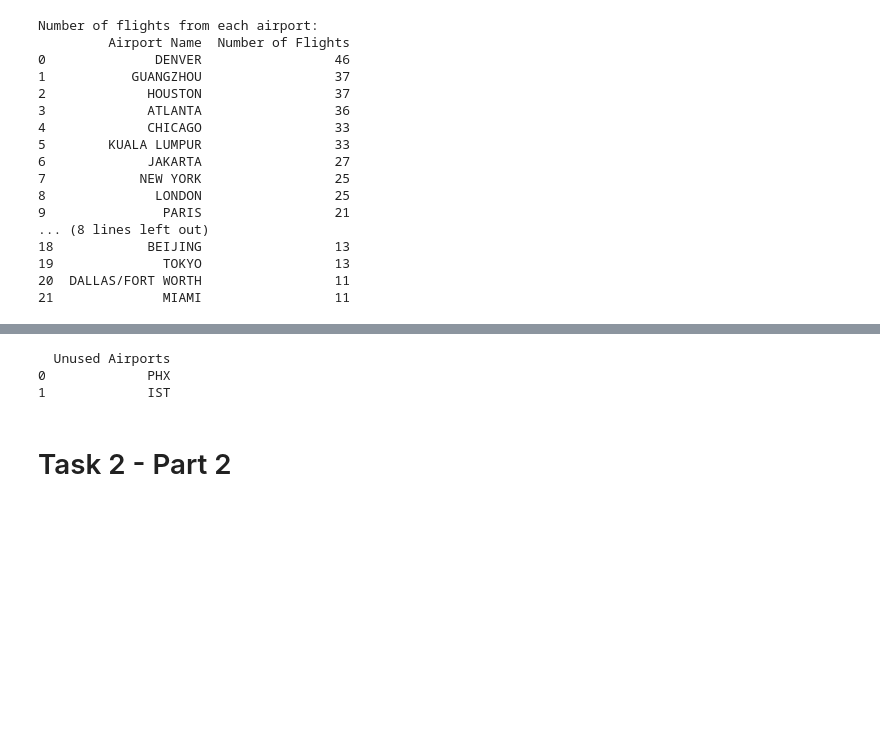
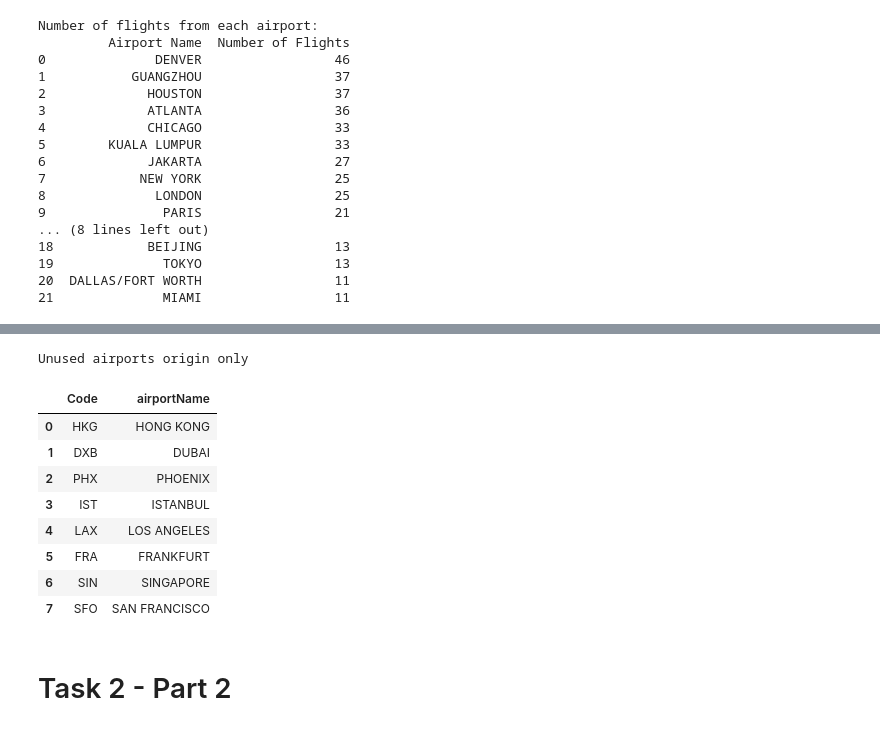
Before and after one commit to Teddiex/CMP3749M-Big-Data, a Jupyter notebook: BigData_Assignment.ipynb, the cells around one changed output, grey strips where cells are left out. Cells and saved outputs as stored; diff of their text form; code cells hidden in the pictures; blank space fills up the shorter version.

```diff
--- a/BigData_Assignment.ipynb
+++ b/BigData_Assignment.ipynb
@@ -206,10 +238,27 @@ unused_airports_df = pd.DataFrame(unused_airports,columns=['Unused Airports'])
-# %%
-#Unused airports
-print(unused_airports_df)
-# %% [output]
-  Unused Airports
-0             PHX
-1             IST
+# %%
+#Airports not used as origin
+origin_unused = airport_rdd.map(lambda col: (col['Code'],1))
+origin_unused = origin_unused.reduceByKey(lambda x,y: x+y)
+
+test_pass = passenger_data_rdd.map(lambda col: (col['Origin_Code'], 1))
+unused = origin_unused.subtractByKey(test_pass)
+unused_df = unused.toDF(['Code', 'Count'])
+unused_df = unused_df.join(airport_names.select("airportName", "Code"), "Code", 'inner').drop("Count")
+unused_df = unused_df.toPandas()
+
+print('Unused airports origin only')
+unused_df
+# %% [output]
+Unused airports origin only
+|  | Code | airportName |
+| 0 | HKG | HONG KONG |
+| 1 | DXB | DUBAI |
+| 2 | PHX | PHOENIX |
+| 3 | IST | ISTANBUL |
+| 4 | LAX | LOS ANGELES |
+| 5 | FRA | FRANKFURT |
+| 6 | SIN | SINGAPORE |
+| 7 | SFO | SAN FRANCISCO |
 # %% [markdown]
 # Task 2 - Part 2
 # %%
```
Also changed, not shown: parts of 8 cells of this notebook, 1 other file.
